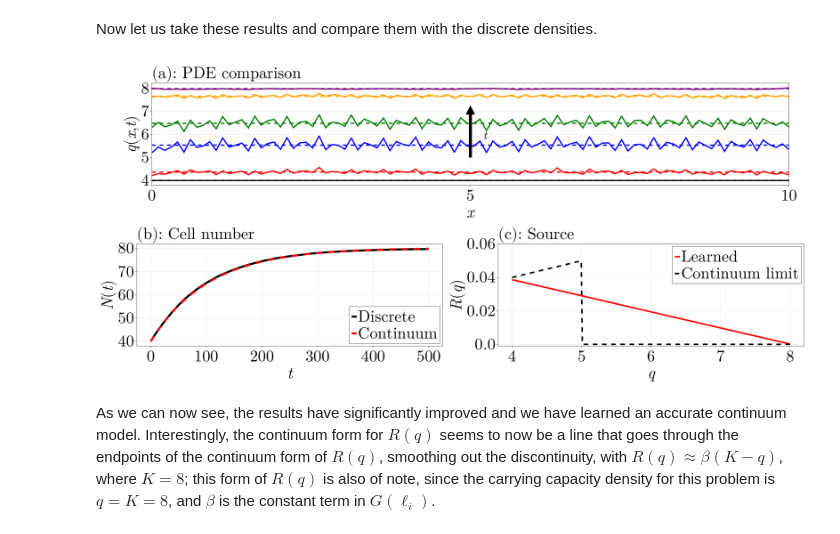
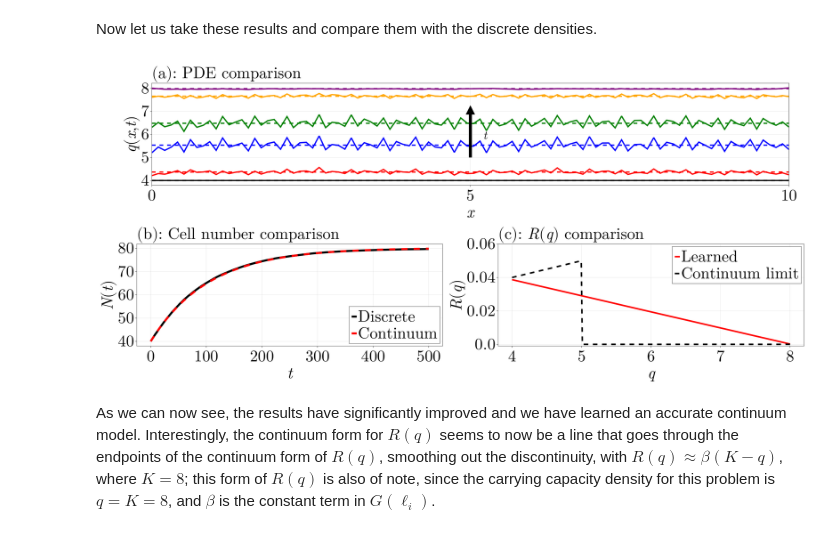
Before and after one commit to DanielVandH/StepwiseEQL.jl, a Jupyter notebook: supplementary_material/notebooks/piecewise_prof.ipynb, the cells around one changed output. Cells and saved outputs as stored; diff of their text form; code cells hidden in the pictures.

```diff
--- a/supplementary_material/notebooks/piecewise_prof.ipynb
+++ b/supplementary_material/notebooks/piecewise_prof.ipynb
@@ -152,37 +152,37 @@ ax1 = Axis(fig[1, 1:2], xlabel=L"x", ylabel=L"q(x, t)",
     xticks=(0:5:10, [L"%$s" for s in 0:5:10]),
     yticks=(4:8, [L"%$s" for s in 4:8]))
 ax2 = Axis(fig[2, 1], xlabel=L"t", ylabel=L"N(t)",
-    title=L"(b):$ $ Cell number", titlealign=:left,
+    title=L"(b):$ $ Cell number comparison", titlealign=:left,
     width=1200, height=400,
     xticks=(0:100:500, [L"%$s" for s in 0:100:500]),
     yticks=(40:10:80, [L"%$s" for s in 40:10:80]))
 ax3 = Axis(fig[2, 2], xlabel=L"q", ylabel=L"R(q)",
-    title=L"(c):$ $ Source", titlealign=:left,
+    title=L"(c): $R(q)$ comparison", titlealign=:left,
     width=1200, height=400,
     xticks=(4:8, [L"%$s" for s in 4:8]),
     yticks=(0:0.02:0.06, [L"%$s" for s in 0:0.02:0.06]))
 for (j, i) in enumerate(t_idx)
     lines!(ax1, density_results.knots[i], density_results.means[i], color=colors[j], linewidth=5)
     lines!(ax1, pde.geometry.mesh_points, pde_sol.u[i], color=colors[j], linewidth=5, linestyle=:dash)
 end
 xlims!(ax1, 0, 10)
 arrows!(ax1, [5.0], [5.0], [0.0], [2.0], color=:black, linewidth=12, arrowsize=50)
 text!(ax1, [5.2], [5.7], text=L"t", color=:black, fontsize=47)
 lines!(ax2, esol[1].t, number_results.means, color=:black, linewidth=8, label=L"$ $Discrete")
 lines!(ax2, esol[1].t, pde_number_results, color=:red, linewidth=8, linestyle=:dash, label=L"$ $Continuum")
 axislegend(ax2, position=:rb)
 R_cont = q -> q * G(1 / q, Gp)
 q_range = LinRange(4, 8, 250)
 R_sol = reaction_basis.(q_range, Ref(eql_sol.reaction_theta), Ref(nothing))
 R_cont_sol = R_cont.(q_range)
 lines!(ax3, q_range, R_sol, linewidth=6, color=:red, linestyle=:solid, label=L"$ $Learned")
 lines!(ax3, q_range, R_cont_sol, linewidth=6, color=:black, linestyle=:dash, label=L"$ $Continuum limit")
 axislegend(ax3, position=:rt)
 ylims!(ax3, -0.001, 0.06)
 resize_to_layout!(fig)
 fig
 # %% [output]
-[figure, old version]
+[figure, new version]
 # %% [markdown]
 As we can now see, the results have significantly improved and we have learned
 an accurate continuum model. Interestingly, the continuum form for $R(q)$ seems to
```
Also changed, not shown: parts of 2 cells of this notebook, 31 other files.
